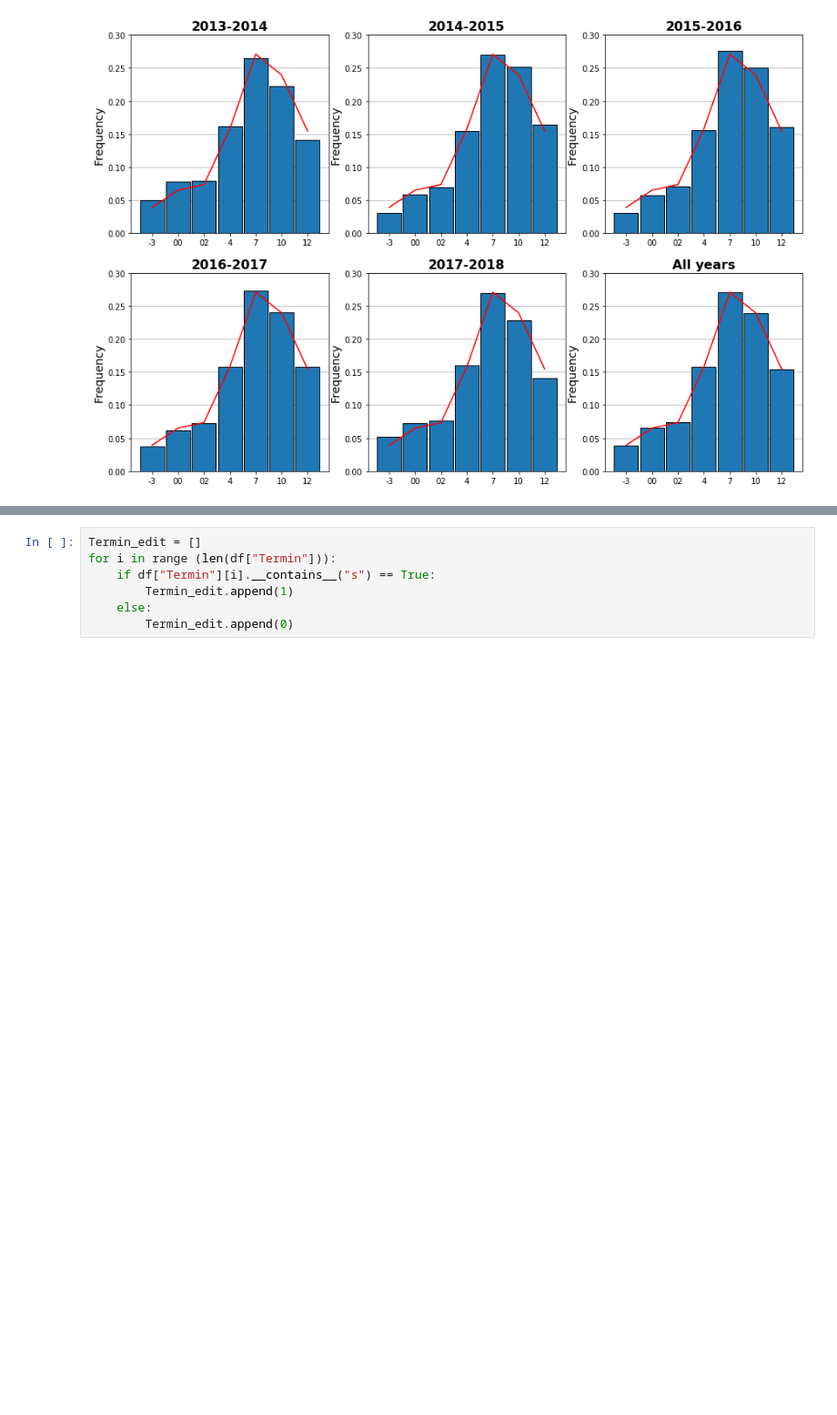
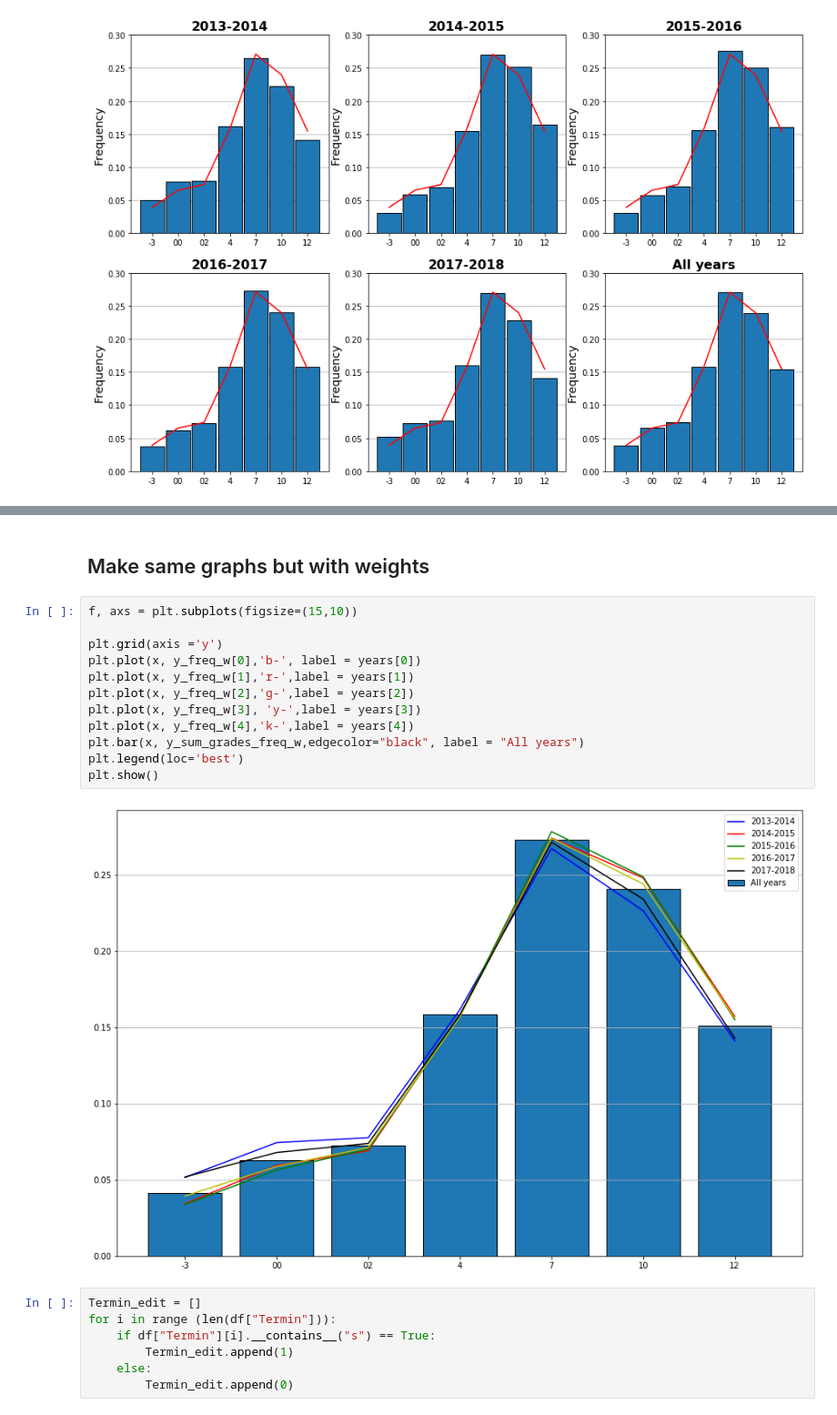
Before and after one commit to tnv875/Group18-NoTeeth, a Jupyter notebook: Exam project/Jacob legemappe/Load final data set (JACOB DUPLICATE)-Copy1.ipynb, the cells around one changed output, grey strips where cells are left out. Shown at 91% size. Drawn from its saved outputs; the diff is of its cells as text; blank space fills up the shorter version.

```diff
--- a/Exam project/Jacob legemappe/Load final data set (JACOB DUPLICATE)-Copy1.ipynb
+++ b/Exam project/Jacob legemappe/Load final data set (JACOB DUPLICATE)-Copy1.ipynb
@@ -129,3 +188,19 @@ plt.show()
+# %% [markdown]
+## Make same graphs but with weights
+# %%
+f, axs = plt.subplots(figsize=(15,10))
+
+plt.grid(axis ='y')
+plt.plot(x, y_freq_w[0],'b-', label = years[0])
+plt.plot(x, y_freq_w[1],'r-',label = years[1])
+plt.plot(x, y_freq_w[2],'g-',label = years[2])
+plt.plot(x, y_freq_w[3], 'y-',label = years[3])
+plt.plot(x, y_freq_w[4],'k-',label = years[4])
+plt.bar(x, y_sum_grades_freq_w,edgecolor="black", label = "All years")
+plt.legend(loc='best')
+plt.show()
+# %% [output]
+[figure, added]
 # %%
 Termin_edit = []
 for i in range (len(df["Termin"])):
```
Also changed, not shown: parts of 8 cells of this notebook.
